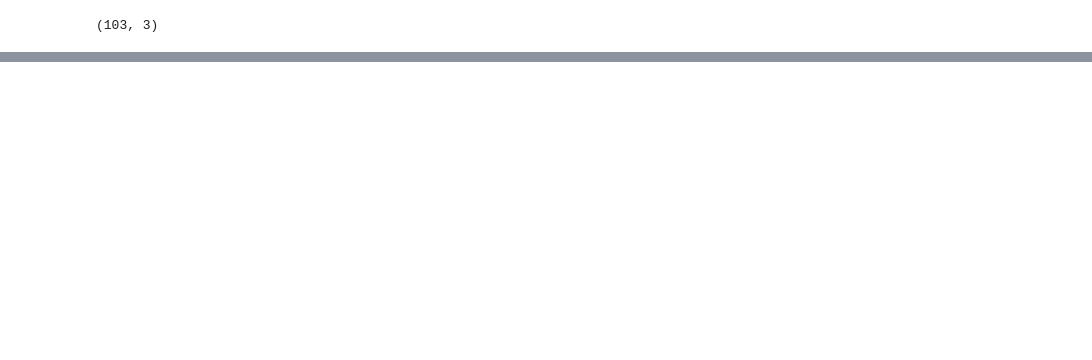
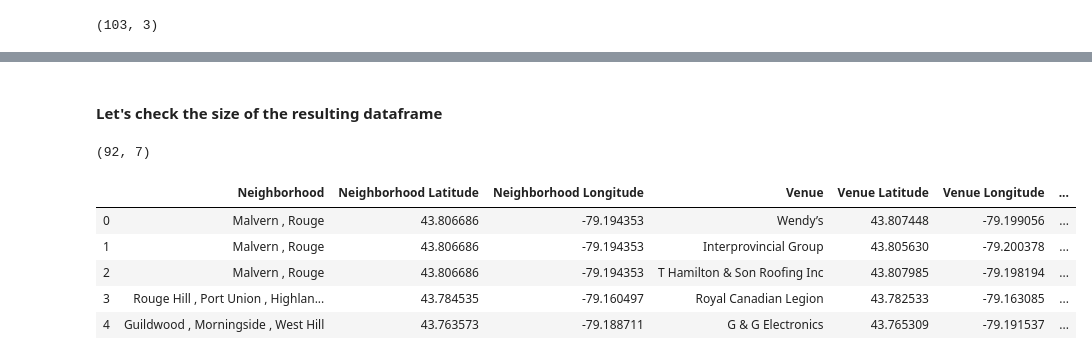
Before and after one commit to fabioisa/Exam-Toronto-Neighborhoods, a Jupyter notebook: Exam_Toronto_neighborhoods.ipynb, the cells around one changed output, grey strips where cells are left out. Cells and saved outputs as stored; diff of their text form; code cells hidden in the pictures; blank space fills up the shorter version.

```diff
--- a/Exam_Toronto_neighborhoods.ipynb
+++ b/Exam_Toronto_neighborhoods.ipynb
@@ -128,0 +319,3 @@ df1.shape
+# %%
+results = requests.get(url).json()
+results
@@ -128,0 +342,12 @@ df1.shape
+# %%
+# function that extracts the category of the venue
+def get_category_type(row):
+    try:
+        categories_list = row['categories']
+    except:
+        categories_list = row['venue.categories']
+
+    if len(categories_list) == 0:
+        return None
+    else:
+        return categories_list[0]['name']
@@ -128,0 +356,16 @@ df1.shape
+# %%
+venues = results['response']['groups'][0]['items']
+
+nearby_venues = json_normalize(venues) # flatten JSON
+
+# filter columns
+filtered_columns = ['venue.name', 'venue.categories', 'venue.location.lat', 'venue.location.lng']
+nearby_venues =nearby_venues.loc[:, filtered_columns]
+
+# filter the category for each row
+nearby_venues['venue.categories'] = nearby_venues.apply(get_category_type, axis=1)
+
+# clean columns
+nearby_venues.columns = [col.split(".")[-1] for col in nearby_venues.columns]
+
+nearby_venues.head()
@@ -128,0 +431,7 @@ df1.shape
+# %%
+# type your answer here
+
+scarborough_venues = getNearbyVenues(names=scarborough_data['Neighborhood'],
+                                   latitudes=scarborough_data['Latitude'],
+                                   longitudes=scarborough_data['Longitude']
+                                  )
@@ -128,0 +456,13 @@ df1.shape
+# %% [markdown]
+#### Let's check the size of the resulting dataframe
+# %%
+print(scarborough_venues.shape)
+scarborough_venues.head()
+# %% [output]
+(92, 7)
+|  | Neighborhood | Neighborhood Latitude | Neighborhood Longitude | Venue | Venue Latitude | Venue Longitude | ... |
+| 0 | Malvern , Rouge | 43.806686 | -79.194353 | Wendy’s | 43.807448 | -79.199056 | ... |
+| 1 | Malvern , Rouge | 43.806686 | -79.194353 | Interprovincial Group | 43.805630 | -79.200378 | ... |
+| 2 | Malvern , Rouge | 43.806686 | -79.194353 | T Hamilton & Son Roofing Inc | 43.807985 | -79.198194 | ... |
+| 3 | Rouge Hill , Port Union , Highlan... | 43.784535 | -79.160497 | Royal Canadian Legion | 43.782533 | -79.163085 | ... |
+| 4 | Guildwood , Morningside , West Hill | 43.763573 | -79.188711 | G & G Electronics | 43.765309 | -79.191537 | ... |
```
Also changed, not shown: parts of 75 cells of this notebook.
